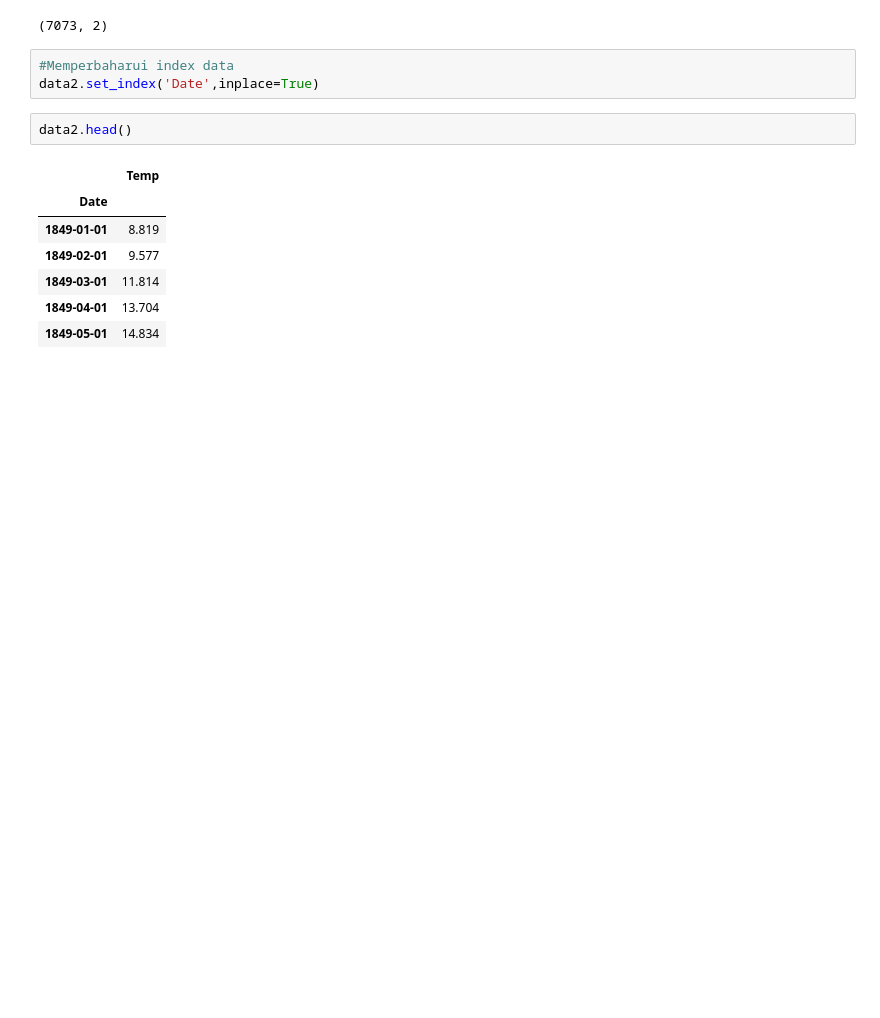
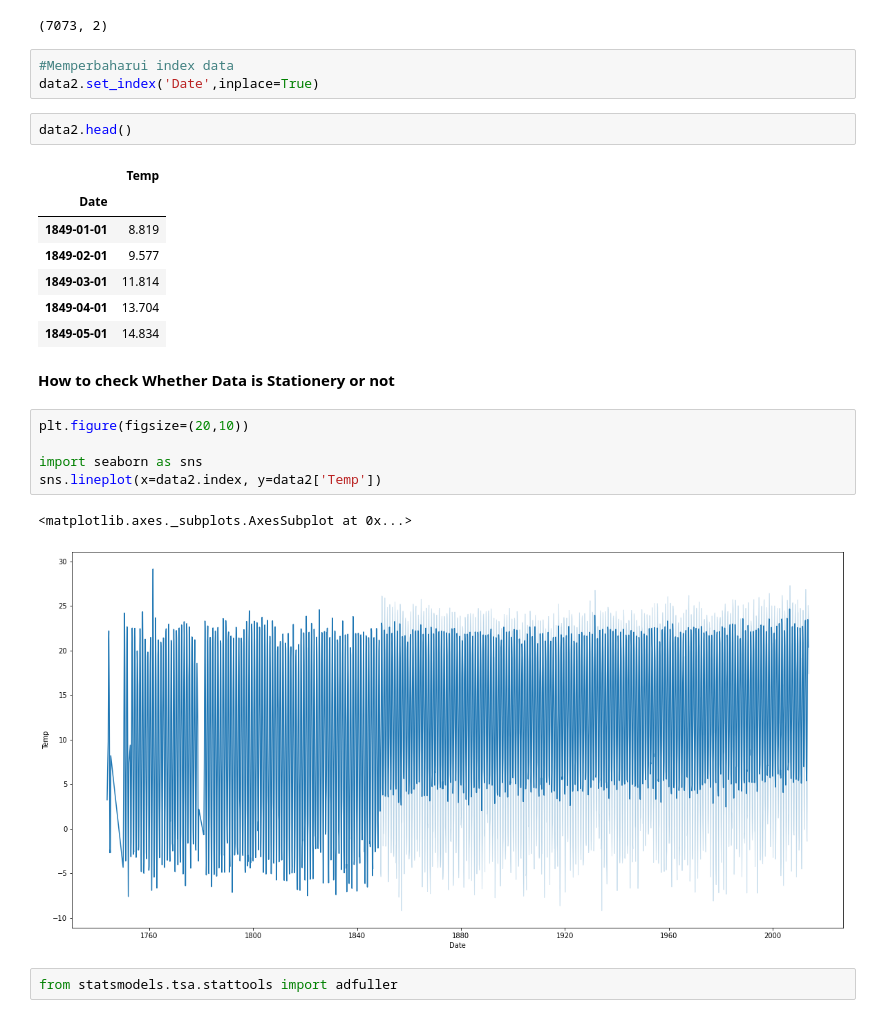
Before and after one commit to crzysab/Data-Science-Real-Projects-in-Python, a Jupyter notebook: Predict_Temperature_of_Different_Cities.ipynb, the cells around one changed output. Saved outputs shown, nothing was run; the diff lists cells and outputs as text; blank space fills up the shorter version.

```diff
--- a/Predict_Temperature_of_Different_Cities.ipynb
+++ b/Predict_Temperature_of_Different_Cities.ipynb
@@ -322,3 +324,16 @@ data2.head()
 | 1849-03-01 | 11.814 |
 | 1849-04-01 | 13.704 |
 | 1849-05-01 | 14.834 |
+# %% [markdown]
+**How to check Whether Data is
+Stationery or not**
+# %%
+plt.figure(figsize=(20,10))
+
+import seaborn as sns
+sns.lineplot(x=data2.index, y=data2['Temp'])
+# %% [output]
+<matplotlib.axes._subplots.AxesSubplot at 0x...>
+[figure, added]
+# %%
+from statsmodels.tsa.stattools import adfuller
```
Also changed, not shown: parts of 7 cells of this notebook.
